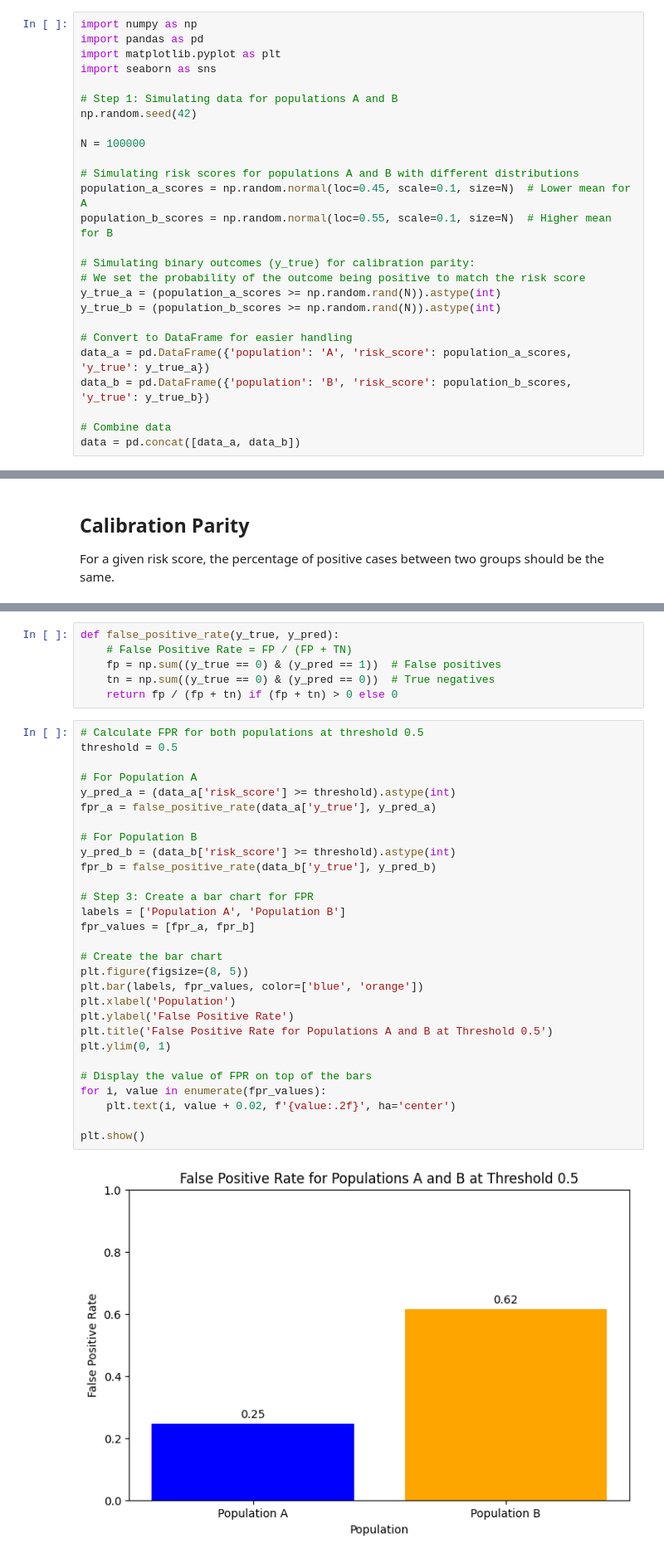
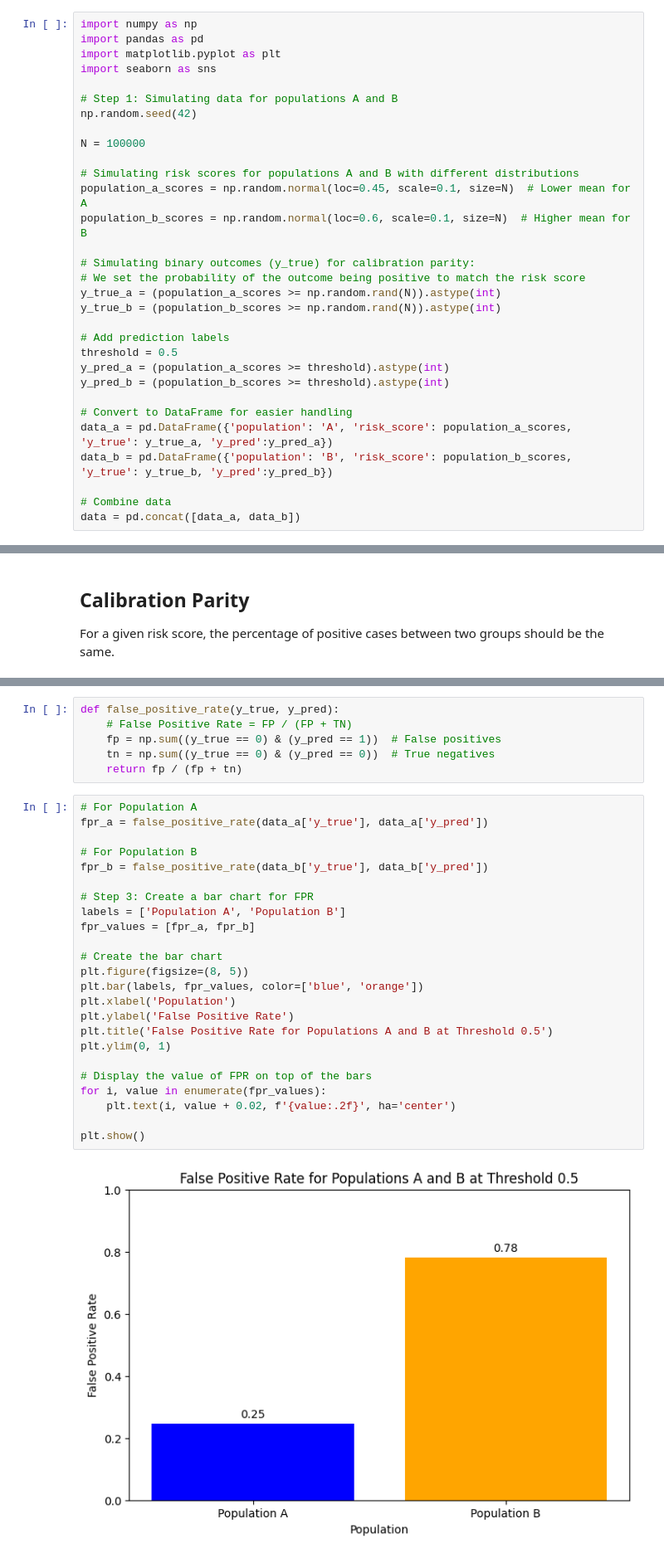
Before and after one commit to osommersell264/MLsessions, a Jupyter notebook: FairnessCompare.ipynb, the cells around one changed output, grey strips where cells are left out. Shown at 83% size. Saved outputs shown, nothing was run; the diff lists cells and outputs as text.

```diff
--- a/FairnessCompare.ipynb
+++ b/FairnessCompare.ipynb
@@ -21,16 +20,21 @@ N = 100000
 
 # Simulating risk scores for populations A and B with different distributions
 population_a_scores = np.random.normal(loc=0.45, scale=0.1, size=N)  # Lower mean for A
-population_b_scores = np.random.normal(loc=0.55, scale=0.1, size=N)  # Higher mean for B
+population_b_scores = np.random.normal(loc=0.6, scale=0.1, size=N)  # Higher mean for B
 
 # Simulating binary outcomes (y_true) for calibration parity:
 # We set the probability of the outcome being positive to match the risk score
 y_true_a = (population_a_scores >= np.random.rand(N)).astype(int)
 y_true_b = (population_b_scores >= np.random.rand(N)).astype(int)
 
+# Add prediction labels
+threshold = 0.5
+y_pred_a = (population_a_scores >= threshold).astype(int)
+y_pred_b = (population_b_scores >= threshold).astype(int)
+
 # Convert to DataFrame for easier handling
-data_a = pd.DataFrame({'population': 'A', 'risk_score': population_a_scores, 'y_true': y_true_a})
-data_b = pd.DataFrame({'population': 'B', 'risk_score': population_b_scores, 'y_true': y_true_b})
+data_a = pd.DataFrame({'population': 'A', 'risk_score': population_a_scores, 'y_true': y_true_a, 'y_pred':y_pred_a})
+data_b = pd.DataFrame({'population': 'B', 'risk_score': population_b_scores, 'y_true': y_true_b, 'y_pred':y_pred_b})
 
 # Combine data
 data = pd.concat([data_a, data_b])
@@ -101,35 +212,30 @@ def false_positive_rate(y_true, y_pred):
     # False Positive Rate = FP / (FP + TN)
     fp = np.sum((y_true == 0) & (y_pred == 1))  # False positives
     tn = np.sum((y_true == 0) & (y_pred == 0))  # True negatives
-    return fp / (fp + tn) if (fp + tn) > 0 else 0
+    return fp / (fp + tn)
 # %%
-# Calculate FPR for both populations at threshold 0.5
-threshold = 0.5
-
 # For Population A
-y_pred_a = (data_a['risk_score'] >= threshold).astype(int)
-fpr_a = false_positive_rate(data_a['y_true'], y_pred_a)
+fpr_a = false_positive_rate(data_a['y_true'], data_a['y_pred'])
 
 # For Population B
-y_pred_b = (data_b['risk_score'] >= threshold).astype(int)
-fpr_b = false_positive_rate(data_b['y_true'], y_pred_b)
+fpr_b = false_positive_rate(data_b['y_true'], data_b['y_pred'])
 
 # Step 3: Create a bar chart for FPR
 labels = ['Population A', 'Population B']
 fpr_values = [fpr_a, fpr_b]
 
 # Create the bar chart
 plt.figure(figsize=(8, 5))
 plt.bar(labels, fpr_values, color=['blue', 'orange'])
 plt.xlabel('Population')
 plt.ylabel('False Positive Rate')
 plt.title('False Positive Rate for Populations A and B at Threshold 0.5')
 plt.ylim(0, 1)
 
 # Display the value of FPR on top of the bars
 for i, value in enumerate(fpr_values):
     plt.text(i, value + 0.02, f'{value:.2f}', ha='center')
 
 plt.show()
 # %% [output]
-[figure, old version]
+[figure, new version]
```
Also changed, not shown: parts of 16 cells of this notebook.
